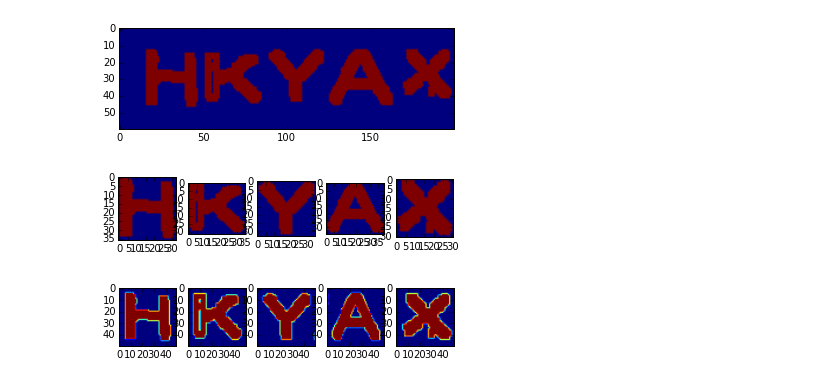
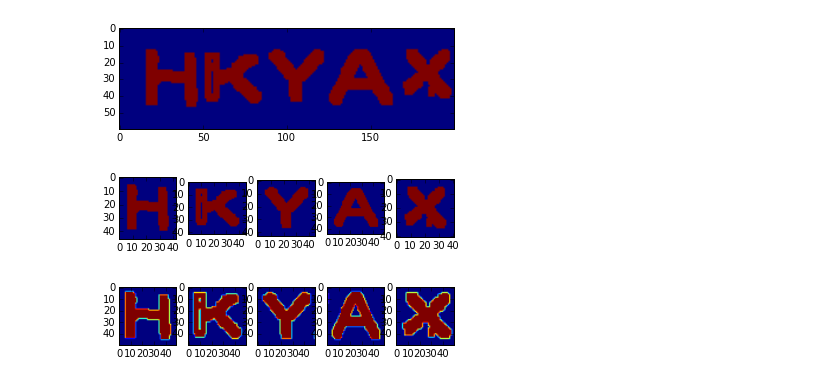
Before and after one commit to funningboy/scrapy_giant, a Jupyter notebook: crawler/spiders/twse_captcha_break.ipynb, the cells around one changed output. Saved outputs shown, nothing was run; the diff lists cells and outputs as text; code cells hidden in the pictures.

```diff
--- a/crawler/spiders/twse_captcha_break.ipynb
+++ b/crawler/spiders/twse_captcha_break.ipynb
@@ -132,22 +132,35 @@ def export_char(ary, img, outer=4):
         cv2.imwrite("./train/twse_c_%0d.png" %(id), res)
         figs.append(res)
     return figs
+# %%
+def ini_img_as_blank(h, w):
+    bkimg = np.zeros((h,w,3), np.uint8)
+    bkimg = resize(normalize(bkimg), 1)
+    return bkimg
+# %%
+def blank_boundary_edge(img, outer=4):
+    h, w = img.shape
+    bh = h+outer*2
+    bw = w+outer*2
+    bkimg = ini_img_as_blank(bh,bw)
+    bkimg[outer:h+outer,outer:w+outer] = img[0:h,0:w]
+    return bkimg
 # %%
 # try to clone feature to a new noe
 fig = plt.figure()
 i = 0
 bkimg = clone_img_to_blank(dilation, 4)
 nwimg = bitwise_and_noise_reduce(dilation)
 
 for bund in iter_find_best_char_index(nwimg, 1, 5):
     x,y = zip(*bund)
     ff = nwimg[y[0]:y[1],x[0]:x[1]]
-    bkimg[y[0]:y[1],x[0]:x[1]] = ff
+    nwff = blank_boundary_edge(ff.copy(), 5)
     a = fig.add_subplot(1, 5, i+1)
-    plt.imshow(ff)
+    plt.imshow(nwff)
     i+=1
 # %% [output]
-[figure, old version]
+[figure, new version]
 # %%
 fig = plt.figure()
 
```
Also changed, not shown: 5 other files.
